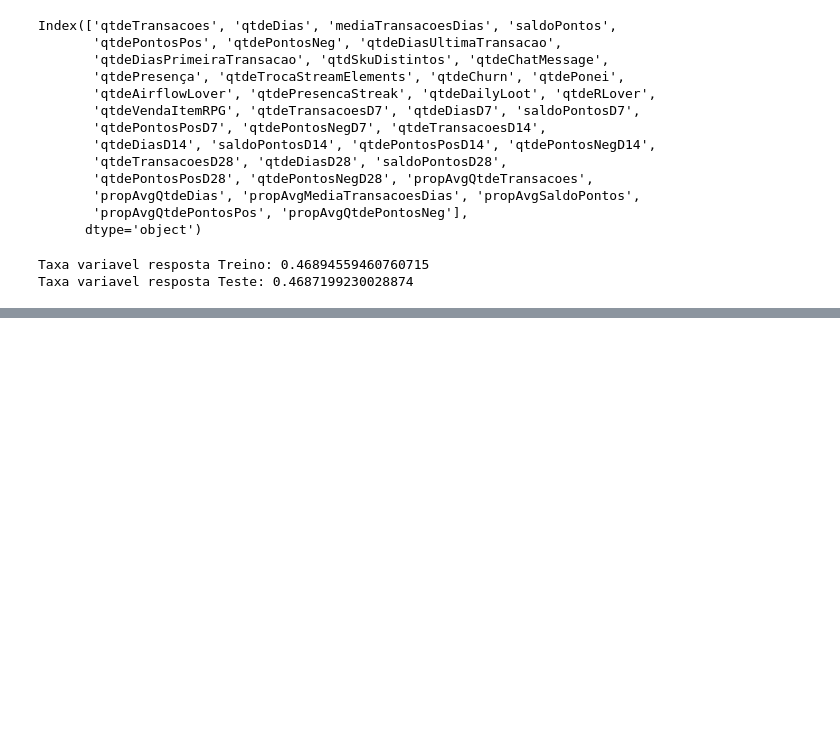
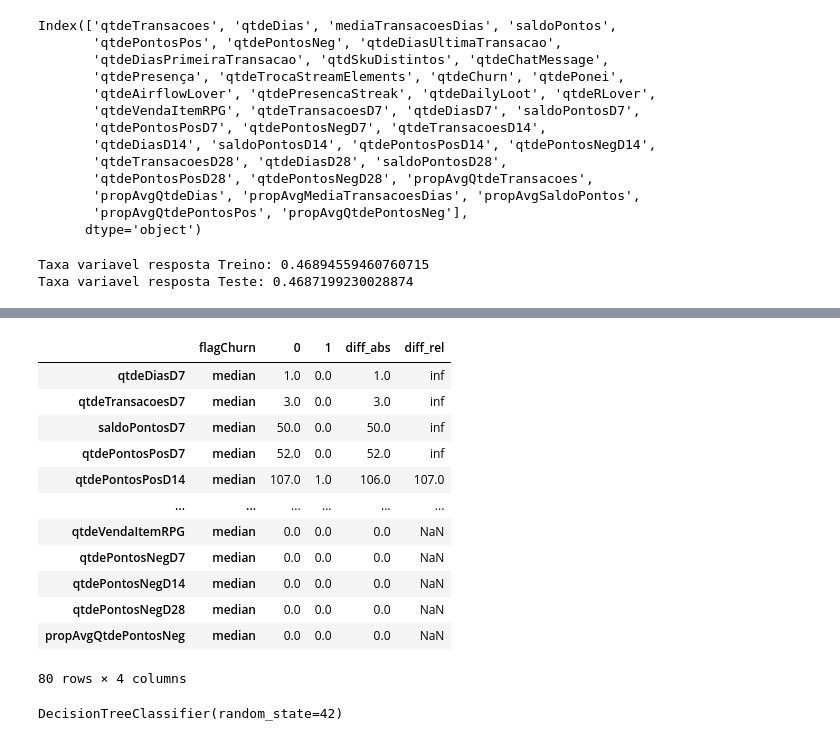
Before and after one commit to Elbiabuglio/Projeto-Machine-Learning, a Jupyter notebook: churn/train.ipynb, the cells around one changed output, grey strips where cells are left out. Cells and saved outputs as stored; diff of their text form; code cells hidden in the pictures; blank space fills up the shorter version.

```diff
--- a/churn/train.ipynb
+++ b/churn/train.ipynb
@@ -52,0 +77,29 @@ Taxa variavel resposta Teste: 0.4687199230028874
+# %%
+df_analise = X_train.copy()
+df_analise[target] = y_train
+sumario = df_analise.groupby(by=target).agg(['mean', 'median']).T
+sumario['diff_abs'] = sumario[0] - sumario[1]
+sumario['diff_rel'] = sumario[0] / sumario[1]
+sumario.sort_values(by=['diff_rel'], ascending=False)
+# %% [output]
+|  | flagChurn | 0 | 1 | diff_abs | diff_rel |
+| qtdeDiasD7 | median | 1.0 | 0.0 | 1.0 | inf |
+| qtdeTransacoesD7 | median | 3.0 | 0.0 | 3.0 | inf |
+| saldoPontosD7 | median | 50.0 | 0.0 | 50.0 | inf |
+| qtdePontosPosD7 | median | 52.0 | 0.0 | 52.0 | inf |
+| qtdePontosPosD14 | median | 107.0 | 1.0 | 106.0 | 107.0 |
+| ... | ... | ... | ... | ... | ... |
+| qtdeVendaItemRPG | median | 0.0 | 0.0 | 0.0 | NaN |
+| qtdePontosNegD7 | median | 0.0 | 0.0 | 0.0 | NaN |
+| qtdePontosNegD14 | median | 0.0 | 0.0 | 0.0 | NaN |
+| qtdePontosNegD28 | median | 0.0 | 0.0 | 0.0 | NaN |
+| propAvgQtdePontosNeg | median | 0.0 | 0.0 | 0.0 | NaN |
+80 rows × 4 columns
+# %%
+from sklearn import tree
+import matplotlib.pyplot as plt
+
+arvore = tree.DecisionTreeClassifier(random_state=42)
+arvore.fit(X_train, y_train)
+# %% [output]
+DecisionTreeClassifier(random_state=42)
```
Also changed, not shown: parts of 3 cells of this notebook.
